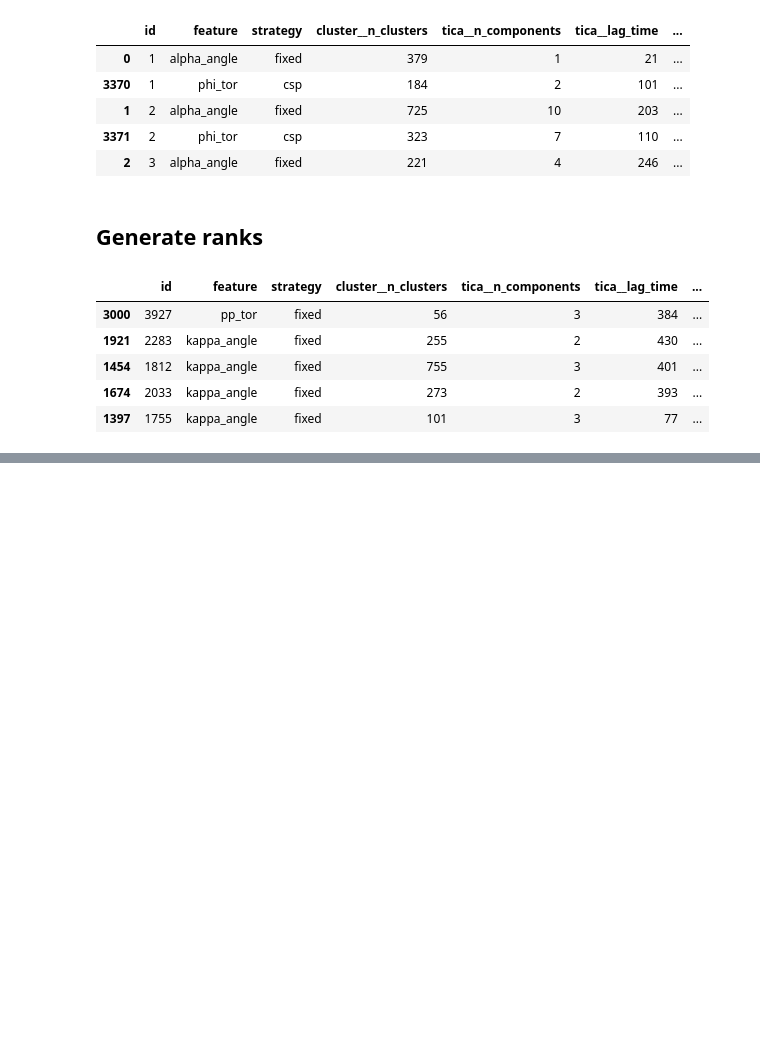
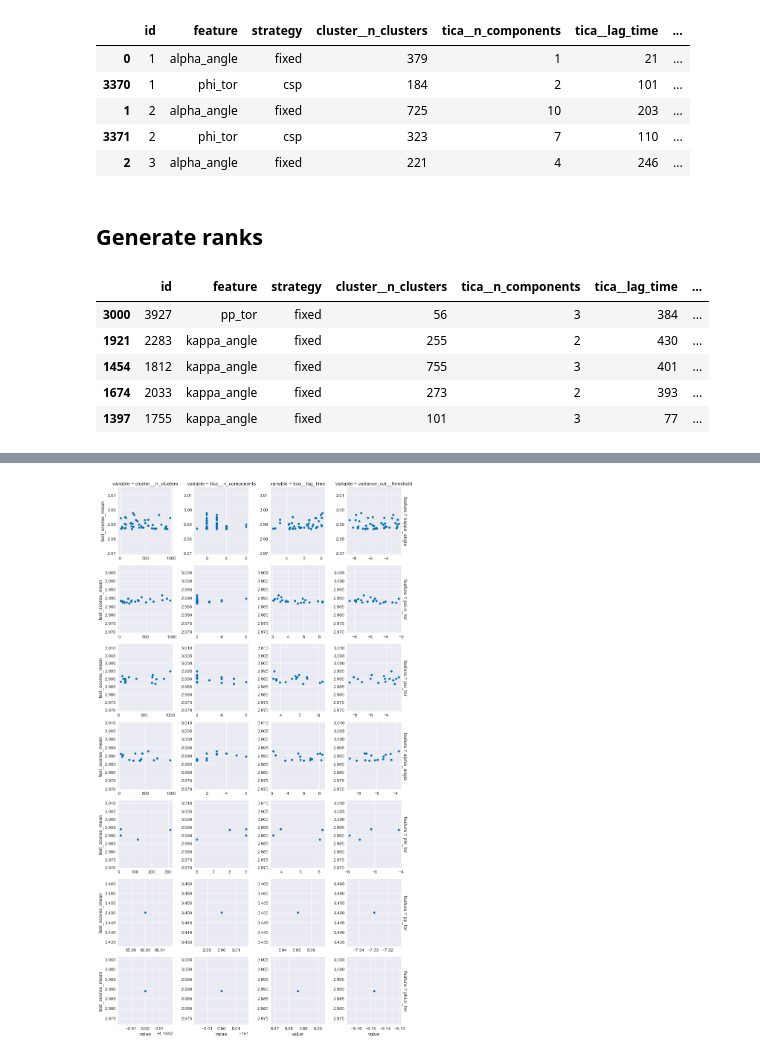
Before and after one commit to RobertArbon/optimize-fs-peptide, a Jupyter notebook: Analysis/DHFR/Figures - Random Results Fixed and CSP.ipynb, the cells around one changed output, grey strips where cells are left out. Saved outputs shown, nothing was run; the diff lists cells and outputs as text; code cells hidden in the pictures; blank space fills up the shorter version.

```diff
--- a/Analysis/DHFR/Figures - Random Results Fixed and CSP.ipynb
+++ b/Analysis/DHFR/Figures - Random Results Fixed and CSP.ipynb
@@ -193,3 +201,13 @@ df.loc[df['strategy']=='fixed', :].sort_values(by='test_scores_mean', ascending=
+# %%
+# Turn the features into categories and codes for easy plotting
+df['feature'] = df['feature'].astype('category')
+df['feature_code'] = df['feature'].cat.codes
+# %%
+# the lag time and variance cut-off were sampled in log-space, so make the conversion here
+df['tica__lag_time'] = df['tica__lag_time'].apply(np.log)
+df['variance_cut__threshold'] = df['variance_cut__threshold'].apply(np.log)
+# df['test_scores_mean'] = df['test_scores_mean'].apply(np.log)
 # %%
-variables = df.loc[df['rank']<11.0, ['feature', 'strategy','cluster__n_clusters',
-                       'tica__n_components', 'tica__lag_time', 'variance_cut__threshold']].to_dict()
+df_melt = pd.melt(df, id_vars = ['id', 'strategy', 'test_scores_mean', 'rank', 'feature'],
+                  value_vars = ['cluster__n_clusters', 'tica__n_components', 'tica__lag_time',
+                               'variance_cut__threshold'])
@@ -198,5 +213,0 @@ df.loc[df['rank']<11.0, :].to_pickle('/Users/robert_arbon/Google Drive/Research/
-# %%
-with sns.plotting_context('paper', font_scale=1.5):
-    sns.set_palette('colorblind')
-    g = sns.FacetGrid(df, row='strategy', col='feature', sharey='row')
-    g = g.map(plt.errorbar,'rank',  'test_scores_mean', 'test_scores_error', fmt='o', alpha=0.2)
@@ -204,0 +223,13 @@ with sns.plotting_context('paper', font_scale=1.5):
+# %%
+sample = df_melt.loc[(df_melt['rank']< 100) & (df_melt['strategy']=='fixed'), :]
+sizes = sample.groupby('feature').size()
+feature_order = sizes.index[np.argsort(sizes)][::-1]
+
+with sns.plotting_context('paper', font_scale=1.5):
+    sns.set_palette('colorblind')
+    g = sns.FacetGrid(sample, row='feature', col='variable', sharey=False, sharex=False, margin_titles=True,
+                     row_order=feature_order)
+    g = g.map(plt.scatter,'value', 'test_scores_mean')
+plt.tight_layout()
+# %% [output]
+[figure, added]
```
Also changed, not shown: parts of 12 cells of this notebook, 7 other files.
